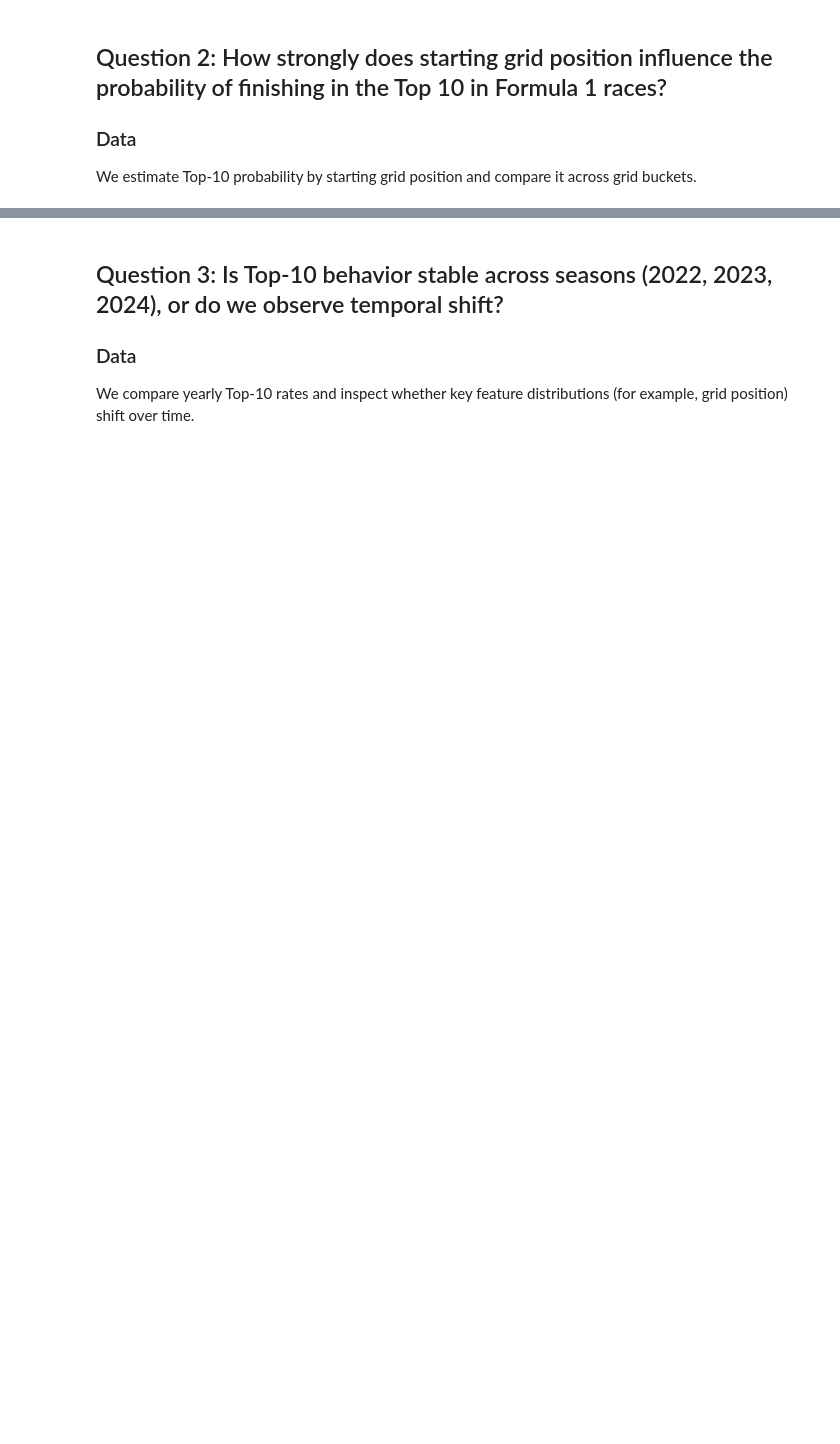
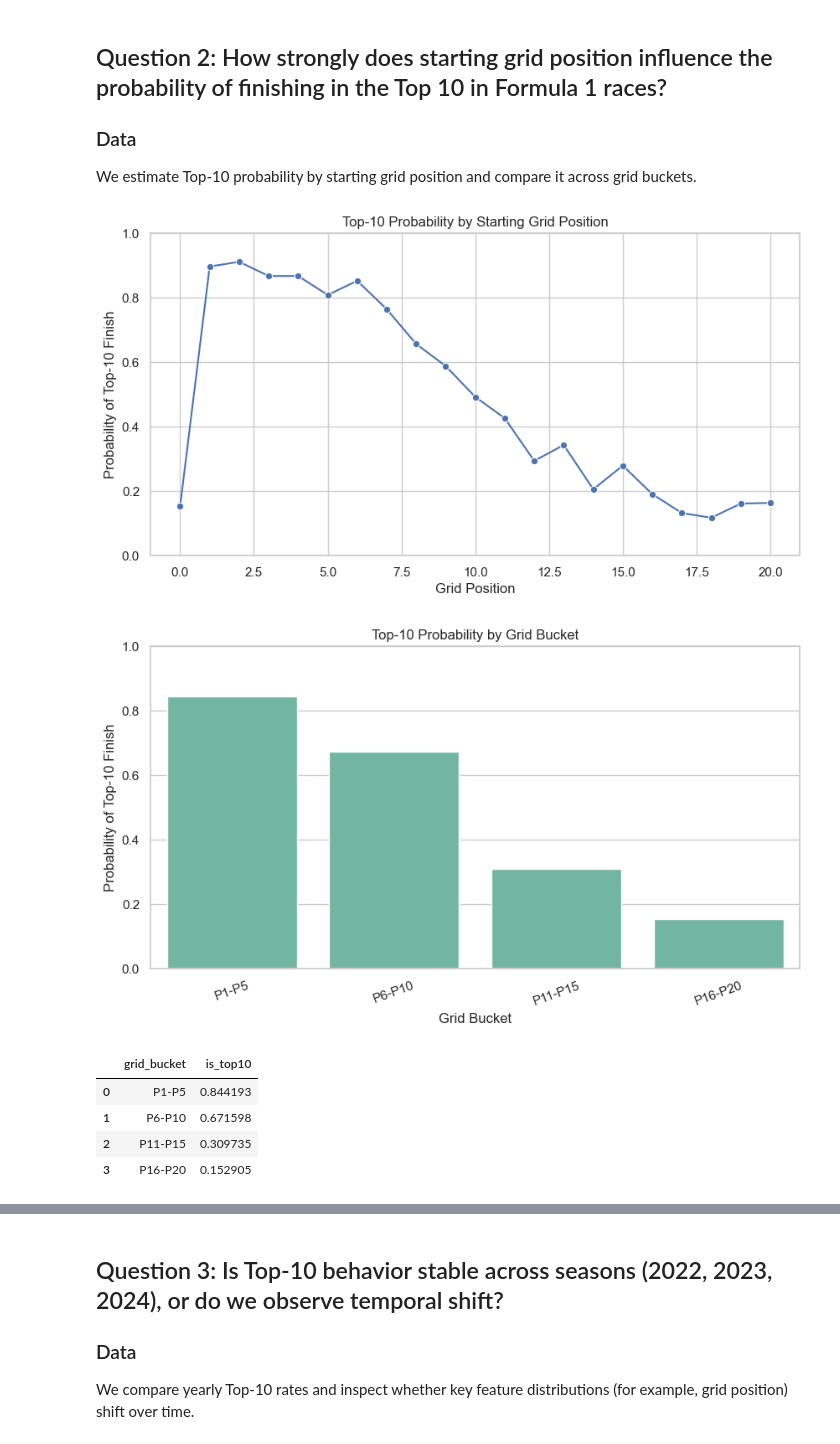
Before and after one commit to TomasRodriguezAlvarez/iit414w-lab01-team4, a Jupyter notebook: eda.ipynb, the cells around one changed output, grey strips where cells are left out. Saved outputs shown, nothing was run; the diff lists cells and outputs as text; code cells hidden in the pictures; blank space fills up the shorter version.

```diff
--- a/eda.ipynb
+++ b/eda.ipynb
@@ -137,39 +145,47 @@ We estimate Top-10 probability by starting grid position and compare it across g
 q2_df = df.dropna(subset=["grid_position"]).copy()
 q2_df["grid_bucket"] = pd.cut(
     q2_df["grid_position"],
-    bins=[0, 5, 10, 15, 20, 30],
-    labels=["P1-P5", "P6-P10", "P11-P15", "P16-P20", "P21+"],
+    bins=[0, 5, 10, 15, 20],
+    labels=["P1-P5", "P6-P10", "P11-P15", "P16-P20"],
     include_lowest=True
 )
 
 grid_prob = (
     q2_df.groupby("grid_position", as_index=False)["is_top10"]
     .mean()
     .sort_values("grid_position")
 )
 
 fig, ax = plt.subplots()
 sns.lineplot(data=grid_prob, x="grid_position", y="is_top10", marker="o", ax=ax)
 ax.set_title("Top-10 Probability by Starting Grid Position")
 ax.set_xlabel("Grid Position")
 ax.set_ylabel("Probability of Top-10 Finish")
 ax.set_ylim(0, 1)
 plt.show()
 
 bucket_prob = (
     q2_df.groupby("grid_bucket", as_index=False, observed=False)["is_top10"]
     .mean()
     .sort_values("grid_bucket")
 )
 
 fig, ax = plt.subplots()
 sns.barplot(data=bucket_prob, x="grid_bucket", y="is_top10", color="#66c2a5", ax=ax)
 ax.set_title("Top-10 Probability by Grid Bucket")
 ax.set_xlabel("Grid Bucket")
 ax.set_ylabel("Probability of Top-10 Finish")
 ax.set_ylim(0, 1)
 plt.xticks(rotation=20)
 plt.show()
 
 bucket_prob
+# %% [output]
+[figure, added]
+[figure, added]
+|  | grid_bucket | is_top10 |
+| 0 | P1-P5 | 0.844193 |
+| 1 | P6-P10 | 0.671598 |
+| 2 | P11-P15 | 0.309735 |
+| 3 | P16-P20 | 0.152905 |
 # %% [markdown]
```
Also changed, not shown: parts of 8 cells of this notebook.
